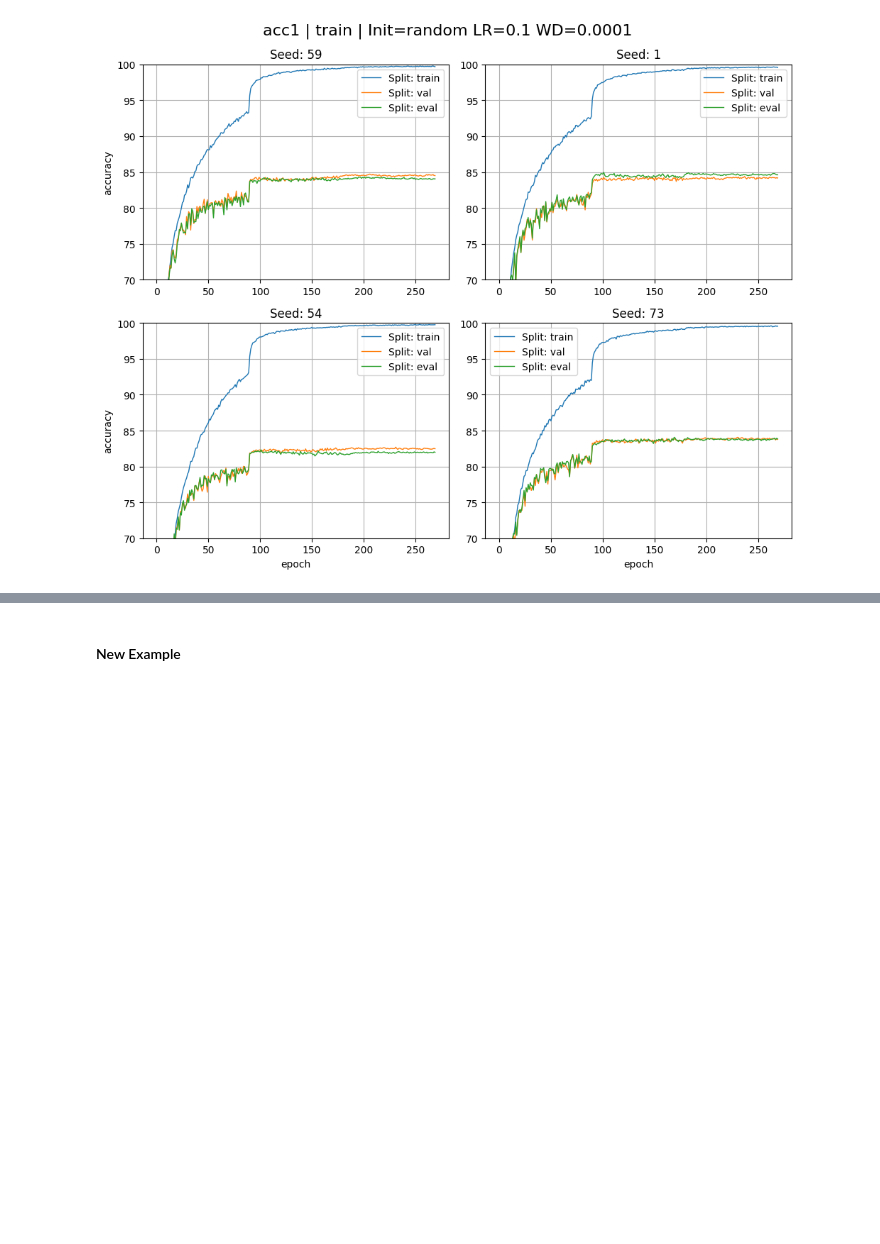
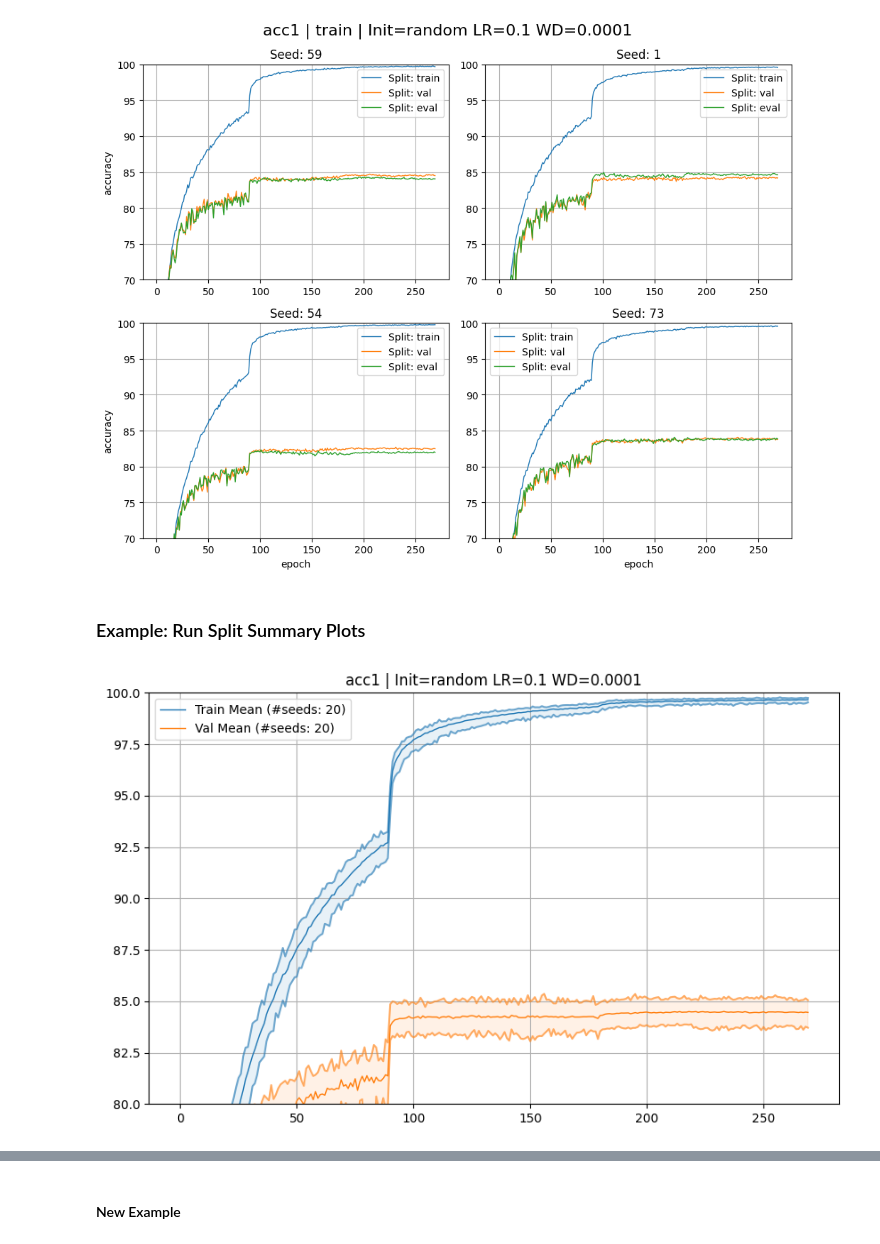
Before and after one commit to drothermel/dr_gen, a Jupyter notebook: notebooks/plot_util_examples.ipynb, the cells around one changed output, grey strips where cells are left out. Saved outputs shown, nothing was run; the diff lists cells and outputs as text; code cells hidden in the pictures; blank space fills up the shorter version.

Commit message:
add in summary plots and grids

```diff
--- a/notebooks/plot_util_examples.ipynb
+++ b/notebooks/plot_util_examples.ipynb
@@ -131,6 +131,8 @@ rdata_tuples = [(hpm, [rid for rid, _ in rlist], [rdata for _, rdata in rlist])
 # %%
 hpm, rids, rdatas = rdata_tuples[0]
 split = "train"
+#splits = ['train', 'val', 'eval']
+splits = ['train', 'val']
 run_ind = 0
 metric_name = "acc1"
 num_to_plot = 8
@@ -216,3 +218,19 @@ pu.grid_wrapper(
 )
 # %% [output]
 [figure]
+# %% [markdown]
+### Example: Run Split Summary Plots
+# %%
+rds = random.sample(rdatas, num_to_plot)
+pu.make_summary_plot(
+    [
+        [
+            rd.get_split_metrics(split).get_vals(metric_name) for rd in rds
+        ] for split in splits
+    ],
+    labels=[s[0].upper() + s[1:] for s in splits],
+    ylim=(80,100),
+    title=f"{metric_name} | {rg.get_display_hpm_str(hpm)}",
+)
+# %% [output]
+[figure, added]
```
Also changed, not shown: parts of 1 cell of this notebook, 1 other file.
